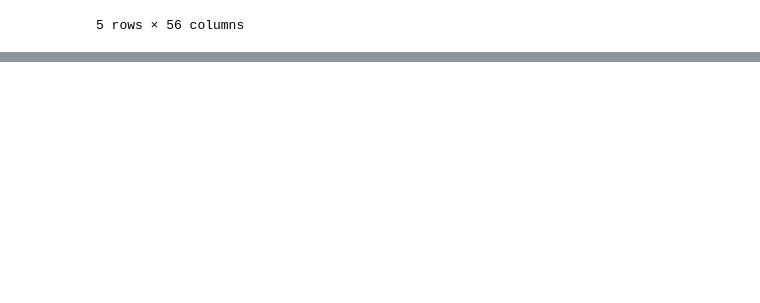
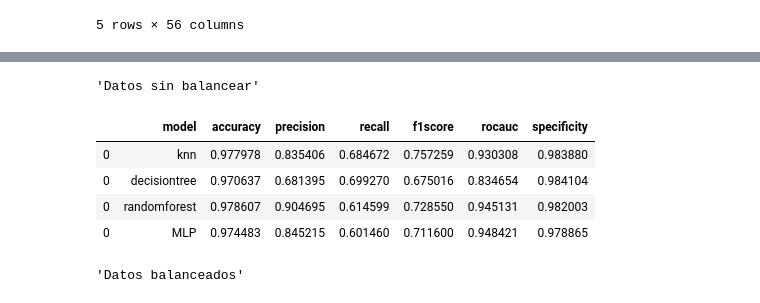
Before and after one commit to mikongame/Module-3-Project-2-ML-Fraud-Detection, a Jupyter notebook: your-code/Preproccessing.ipynb, the cells around one changed output, grey strips where cells are left out. Saved outputs shown, nothing was run; the diff lists cells and outputs as text; code cells hidden in the pictures; blank space fills up the shorter version.

```diff
--- a/your-code/Preproccessing.ipynb
+++ b/your-code/Preproccessing.ipynb
@@ -232,2 +233,4 @@ ax.set(xticks=[], yticks=[]);
+# %%
+embedding_positive = embedding+20
 # %%
-umap_df = pd.DataFrame(embedding)
+umap_df = pd.DataFrame(embedding_positive)
@@ -270,0 +287,5 @@ result.head()
+# %%
+X_train, X_test, y_train, y_test = train_test_split(result.drop('fraudulent', axis=1),
+                                                    result['fraudulent'], random_state = 42, test_size=0.2)
+X_train_rus, X_test_rus, y_train_rus, y_test_rus = train_test_split(X_rus, y_rus,
+                                                                    random_state=42, test_size=0.2)
@@ -270,0 +370,53 @@ result.head()
+# %%
+
+
+models = {#'gnb': GaussianNB(),
+          #'bnb': BernoulliNB(),
+          #'mnb': MultinomialNB(),
+          #'logit': LogisticRegression(),
+          'knn': KNeighborsClassifier(),
+          'decisiontree': DecisionTreeClassifier(),
+          'randomforest': RandomForestClassifier(),
+          #'svc': SVC(probability=True),
+          #'linearsvc': LinearSVC(),
+          #'xgboost': GradientBoostingClassifier(),
+          #'NN': MLPClassifier(),
+           'MLP': MLPClassifier(hidden_layer_sizes=(300, ))
+         }
+
+models_df = pd.concat([baseline_report(model, X_train, X_test, y_train, y_test, name) for (name, model) in models.items()])
+
+
+
+"""Datos sin balancear"""
+# %% [output]
+'Datos sin balancear'
+# %%
+models_df
+# %% [output]
+|  | model | accuracy | precision | recall | f1score | rocauc | specificity |
+| 0 | knn | 0.977978 | 0.835406 | 0.684672 | 0.757259 | 0.930308 | 0.983880 |
+| 0 | decisiontree | 0.970637 | 0.681395 | 0.699270 | 0.675016 | 0.834654 | 0.984104 |
+| 0 | randomforest | 0.978607 | 0.904695 | 0.614599 | 0.728550 | 0.945131 | 0.982003 |
+| 0 | MLP | 0.974483 | 0.845215 | 0.601460 | 0.711600 | 0.948421 | 0.978865 |
+# %%
+models = {#'gnb': GaussianNB(),
+          #'bnb': BernoulliNB(),
+          #'mnb': MultinomialNB(),
+          #'logit': LogisticRegression(),
+          'knn': KNeighborsClassifier(),
+          'decisiontree': DecisionTreeClassifier(),
+          'randomforest': RandomForestClassifier(),
+          #'svc': SVC(probability=True),
+          #'linearsvc': LinearSVC(),
+          #'xgboost': GradientBoostingClassifier(),
+          #'NN': MLPClassifier(),
+           'MLP': MLPClassifier(hidden_layer_sizes=(300, ))
+        }
+
+models_df = pd.concat([baseline_report(model, X_train_rus, X_test_rus, y_train_rus, y_test_rus, name) for (name, model) in models.items()])
+
+
+"""Datos balanceados"""
+# %% [output]
+'Datos balanceados'
```
Also changed, not shown: parts of 15 cells of this notebook.
